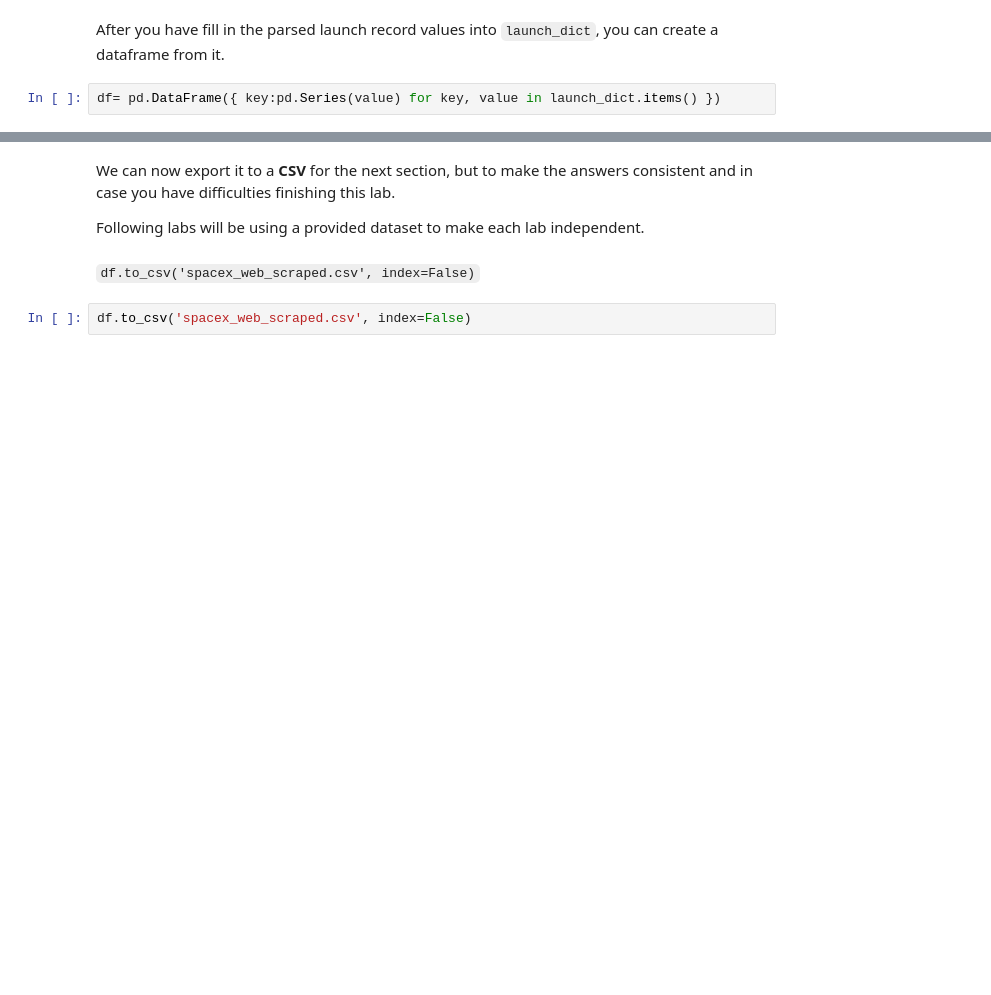
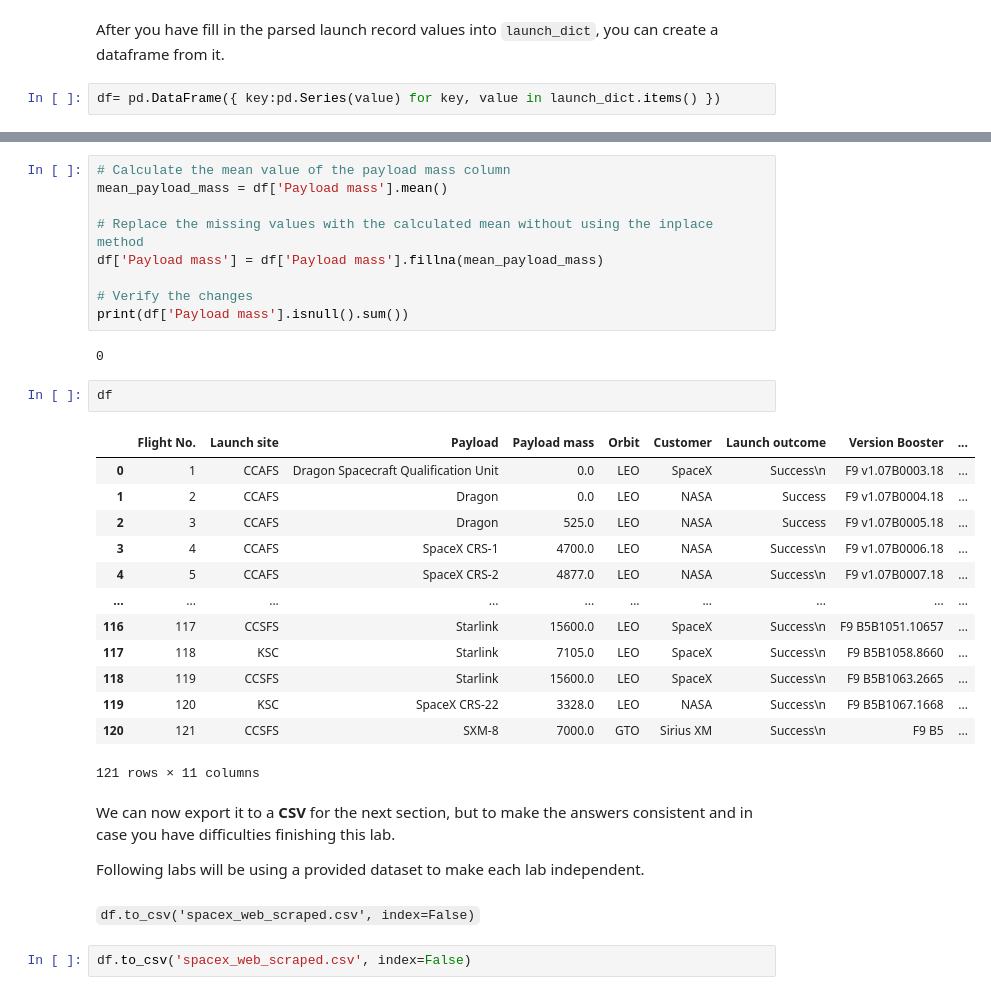
Before and after one commit to anjalisrivastava1813-create/project1-nlp, a Jupyter notebook: notebooks/jupyter-labs-webscraping.ipynb, the cells around one changed output, grey strips where cells are left out. Drawn from its saved outputs; the diff is of its cells as text; blank space fills up the shorter version.

```diff
--- a/notebooks/jupyter-labs-webscraping.ipynb
+++ b/notebooks/jupyter-labs-webscraping.ipynb
@@ -355,3 +385,30 @@ df= pd.DataFrame({ key:pd.Series(value) for key, value in launch_dict.items() })
+# %%
+# Calculate the mean value of the payload mass column
+mean_payload_mass = df['Payload mass'].mean()
+
+# Replace the missing values with the calculated mean without using the inplace method
+df['Payload mass'] = df['Payload mass'].fillna(mean_payload_mass)
+
+# Verify the changes
+print(df['Payload mass'].isnull().sum())
+# %% [output]
+0
+# %%
+df
+# %% [output]
+|  | Flight No. | Launch site | Payload | Payload mass | Orbit | Customer | Launch outcome | Version Booster | ... |
+| 0 | 1 | CCAFS | Dragon Spacecraft Qualification Unit | 0.0 | LEO | SpaceX | Success\n | F9 v1.07B0003.18 | ... |
+| 1 | 2 | CCAFS | Dragon | 0.0 | LEO | NASA | Success | F9 v1.07B0004.18 | ... |
+| 2 | 3 | CCAFS | Dragon | 525.0 | LEO | NASA | Success | F9 v1.07B0005.18 | ... |
+| 3 | 4 | CCAFS | SpaceX CRS-1 | 4700.0 | LEO | NASA | Success\n | F9 v1.07B0006.18 | ... |
+| 4 | 5 | CCAFS | SpaceX CRS-2 | 4877.0 | LEO | NASA | Success\n | F9 v1.07B0007.18 | ... |
+| ... | ... | ... | ... | ... | ... | ... | ... | ... | ... |
+| 116 | 117 | CCSFS | Starlink | 15600.0 | LEO | SpaceX | Success\n | F9 B5B1051.10657 | ... |
+| 117 | 118 | KSC | Starlink | 7105.0 | LEO | SpaceX | Success\n | F9 B5B1058.8660 | ... |
+| 118 | 119 | CCSFS | Starlink | 15600.0 | LEO | SpaceX | Success\n | F9 B5B1063.2665 | ... |
+| 119 | 120 | KSC | SpaceX CRS-22 | 3328.0 | LEO | NASA | Success\n | F9 B5B1067.1668 | ... |
+| 120 | 121 | CCSFS | SXM-8 | 7000.0 | GTO | Sirius XM | Success\n | F9 B5 | ... |
+121 rows × 11 columns
 # %% [markdown]
 We can now export it to a <b>CSV</b> for the next section, but to make the answers consistent and in case you have difficulties finishing this lab.
 
```
Also changed, not shown: parts of 4 cells of this notebook, 12 other files.
